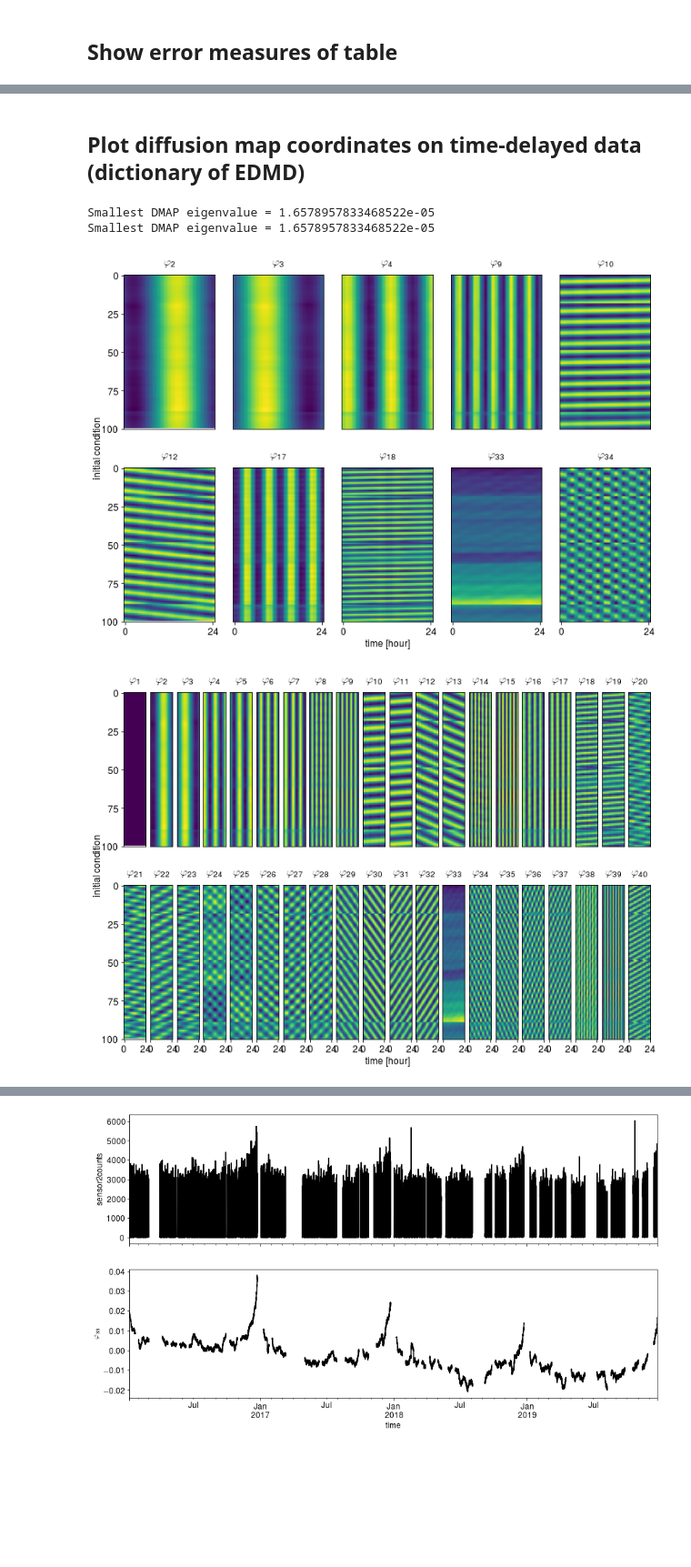
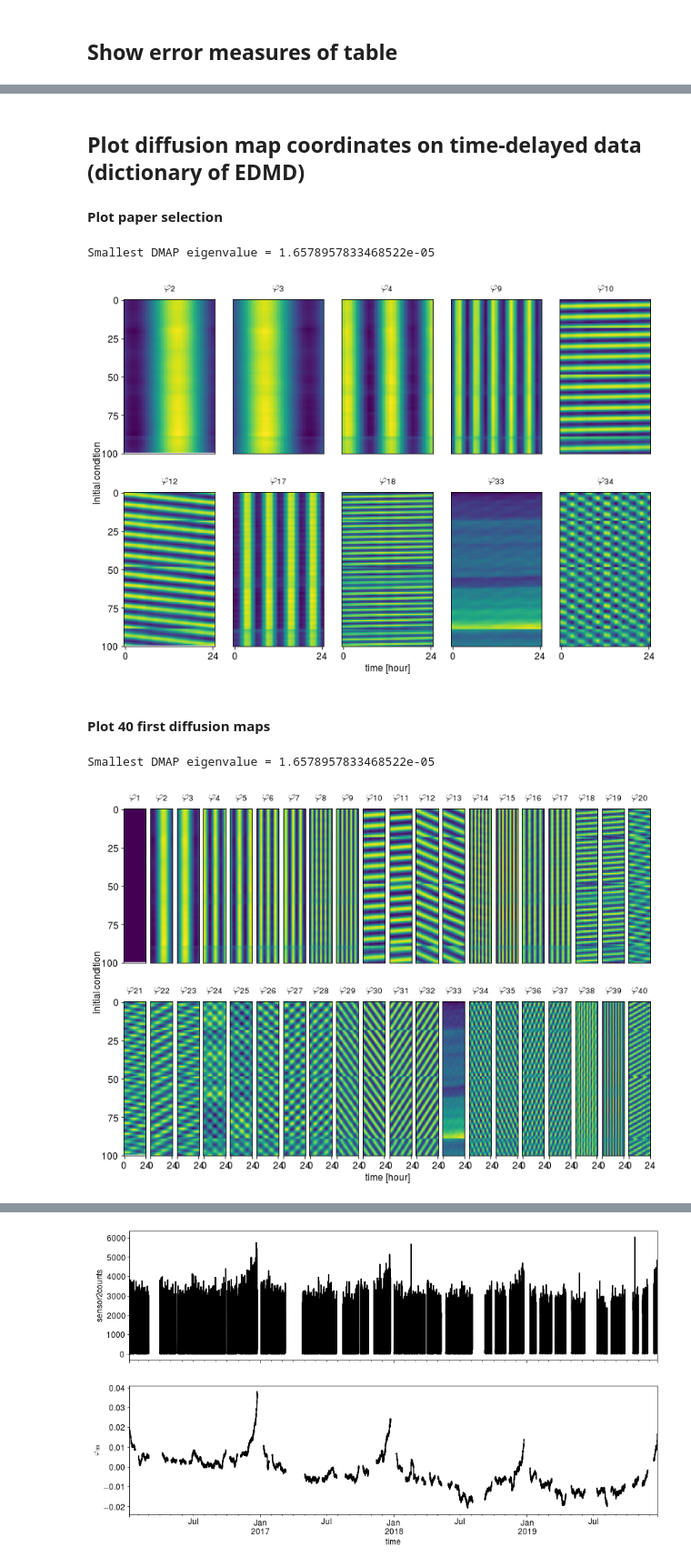
Before and after one commit to datafold-dev/paper_modeling_melburnians, a Jupyter notebook: notebook.ipynb, the cells around one changed output, grey strips where cells are left out. Shown at 91% size. Saved outputs shown, nothing was run; the diff lists cells and outputs as text; code cells hidden in the pictures; blank space fills up the shorter version.

```diff
--- a/notebook.ipynb
+++ b/notebook.ipynb
@@ -37,7 +35,7 @@ use_cache = True
 if use_cache:
     X = TSCDataFrame.from_csv("X_selected.csv", parse_dates=True)
 else:
-    X = helper.read_and_select_data("X_all.csv")
+    X = main.read_and_select_data("X_all.csv")
     X.to_csv("X_selected.csv")
 
 train_time_values, test_time_values = train_test_split(
@@ -49,16 +47,16 @@ train_time_values, test_time_values = train_test_split(
 train_sensor_data = X.loc[pd.IndexSlice[:, train_time_values], :]
 test_sensor_data = X.loc[pd.IndexSlice[:, test_time_values], :]
 
-n_samples_ic = 168+1  # 168 time delays are needed for the time delay embedding +1 for the current state
+n_samples_ic = 168+1  # 168 time delays + 1 for the current state
 
-train_sensor_data = helper.filter_data(
+train_sensor_data = main.filter_data(
     X=train_sensor_data,
     start_time=0,
     n_samples_ic=n_samples_ic,
     min_timesteps=2 * n_samples_ic,
 )
 
-test_sensor_data = helper.filter_data(
+test_sensor_data = main.filter_data(
     X=test_sensor_data,
     start_time=0,
     n_samples_ic=n_samples_ic,
@@ -94,7 +104,6 @@ This can take a while (~7-15 minutes).
 # %%
-edmd, n_samples_ic = helper.setup_basic_edmd()
-# This can take a while...
-edmd.fit(train_sensor_data, {"dmd__store_system_matrix": True})
+edmd, n_samples_ic = main.setup_basic_edmd()
+edmd.fit(train_sensor_data, {"dmd__store_system_matrix": True});
 # %% [output]
 Model:
  EDMDPositiveSensors(dict_steps=[('takens', TSCTakensEmbedding(delays=168)),
@@ -131,10 +132,10 @@ if not use_cache:
         X_latent_train,
         X_latent_interp_train,
         X_eigfunc_train,
-    ) = helper.reconstruct_prediction_horizon(
+    ) = main.reconstruct_prediction_horizon(
         edmd, train_sensor_data, prefix="train", interp_min_values=None
     )
-
+    # store cache files
     X_reconstruct_train.to_csv("X_reconstruct_train.csv")
     X_windows_train.to_csv("X_windows_train.csv")
     X_latent_train.to_csv("X_latent_train.csv")
@@ -154,7 +159,7 @@ if not use_cache:
         X_latent_test,
         X_latent_interp_test,
         X_eigfunc_test,
-    ) = helper.reconstruct_prediction_horizon(
+    ) = main.reconstruct_prediction_horizon(
         edmd, test_sensor_data, prefix="test", interp_min_values=30
     )
 
@@ -172,7 +177,7 @@ else:
 
     # pandas does not read complex values from csv
     # https://github.com/pandas-dev/pandas/issues/9379
-    # first read strings and then cast to complex
+    # first read strings and then cast to complex values
     X_eigfunc_test = pd.read_csv("X_eigfunc_test.csv", index_col=[0, 1], header=[0], parse_dates=True)
     X_eigfunc_test = TSCDataFrame(X_eigfunc_test.astype(complex))
 # %% [markdown]
@@ -230,23 +235,28 @@ Naive score test = -0.04684109289588103
 | 11 | agg. |  | -3 $\pm$ 171 | 6.95 \% | 9.26 \% | -1 $\pm$ 207 | 8.46 \% | ... |
 # %% [markdown]
 ## Plot diffusion map coordinates on time-delayed data (dictionary of EDMD)
+
+#### Plot paper selection
 # %%
-helper.plot_paper_dmap_selection(
+main.plot_paper_dmap_selection(
     edmd,
     selection = np.array([1, 2, 3, 8, 9, 11, 16, 17, 32, 33]),
     X_latent_test=X_latent_test,
 )
-
-helper.plot_paper_dmap_selection(
-    edmd,
-    selection = np.arange(40),
-    X_latent_test=X_latent_test,
-)
 # %% [output]
 Smallest DMAP eigenvalue = 1.6578957833468522e-05
-Smallest DMAP eigenvalue = 1.6578957833468522e-05
 [figure]
-[figure, removed]
+# %% [markdown]
+#### Plot 40 first diffusion maps
+# %%
+main.plot_paper_dmap_selection(
+    edmd,
+    selection = np.arange(40),
+    X_latent_test=X_latent_test,
+)
+# %% [output]
+Smallest DMAP eigenvalue = 1.6578957833468522e-05
+[figure, added]
 # %% [markdown]
 ## Plot saisonal diffusion map time series
 
```
Also changed, not shown: parts of 24 cells of this notebook, 2 other files.
